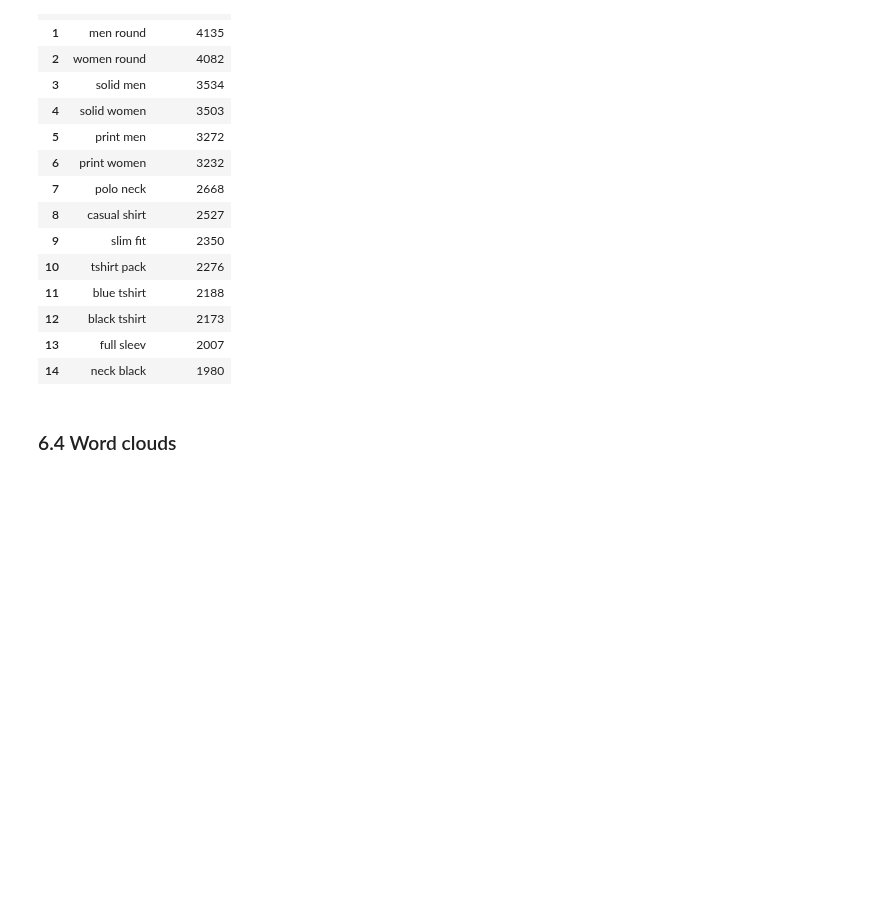
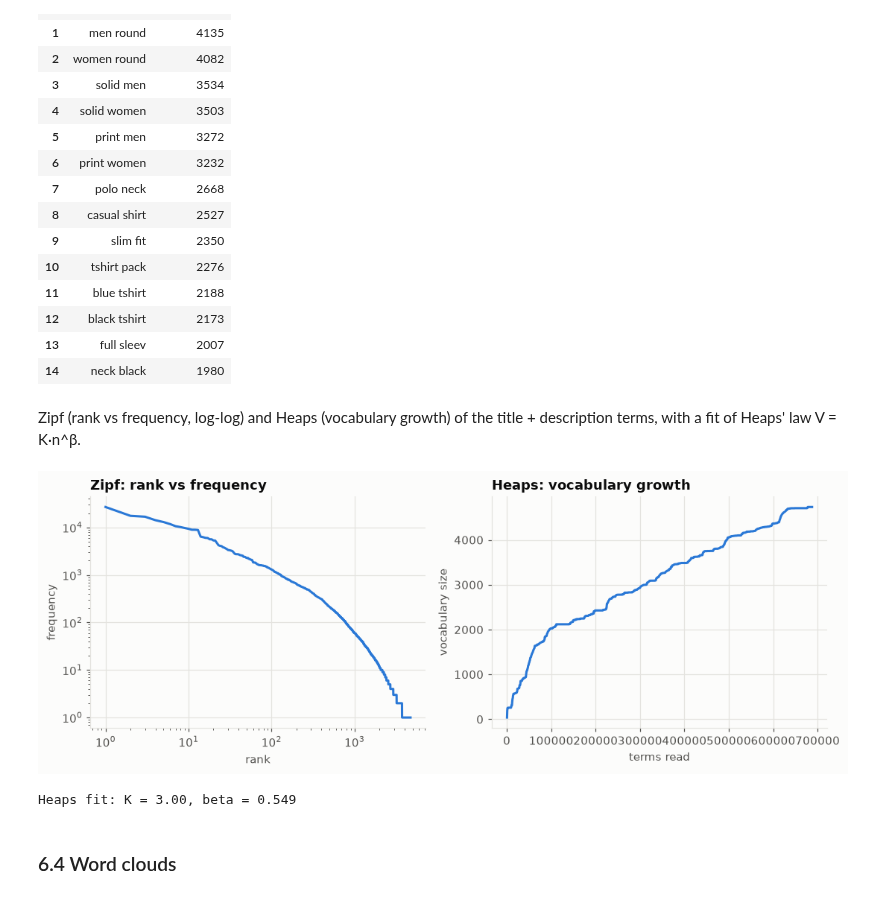
Before and after one commit to asteraceae/riaw-search-engine, a Jupyter notebook: project_progress/part_1/part_1.ipynb, the cells around one changed output. Saved outputs shown, nothing was run; the diff lists cells and outputs as text; code cells hidden in the pictures; blank space fills up the shorter version.

Commit message:
Part 1: add Zipf and Heaps analysis to the notebook

```diff
--- a/project_progress/part_1/part_1.ipynb
+++ b/project_progress/part_1/part_1.ipynb
@@ -761,6 +761,48 @@ pd.DataFrame(bigram_rows, columns=["title bigram", "occurrences"])
 | 12 | black tshirt | 2173 |
 | 13 | full sleev | 2007 |
 | 14 | neck black | 1980 |
+# %% [markdown]
+Zipf (rank vs frequency, log-log) and Heaps (vocabulary growth) of the title + description terms, with a fit of Heaps' law V = K·n^β.
+# %%
+# all title + description terms, in corpus order
+title_desc_terms = []
+for title_terms, description_terms in zip(docs["title_terms"], docs["description_terms"]):
+    title_desc_terms.extend(title_terms)
+    title_desc_terms.extend(description_terms)
+
+# Zipf: frequency of each term, from the most frequent to the least frequent
+frequencies = sorted(Counter(title_desc_terms).values(), reverse=True)
+ranks = range(1, len(frequencies) + 1)
+
+# Heaps: vocabulary size after reading n terms (one point every 500 terms)
+seen = set()
+terms_read = []
+vocabulary_size = []
+for i, term in enumerate(title_desc_terms):
+    seen.add(term)
+    if (i + 1) % 500 == 0:
+        terms_read.append(i + 1)
+        vocabulary_size.append(len(seen))
+
+fig, (ax1, ax2) = plt.subplots(1, 2, figsize=(10, 3.8))
+ax1.loglog(ranks, frequencies, color=BLUE, linewidth=2)
+ax1.set_title("Zipf: rank vs frequency")
+ax1.set_xlabel("rank")
+ax1.set_ylabel("frequency")
+ax2.plot(terms_read, vocabulary_size, color=BLUE, linewidth=2)
+ax2.set_title("Heaps: vocabulary growth")
+ax2.set_xlabel("terms read")
+ax2.set_ylabel("vocabulary size")
+savefig(fig, "zipf_heaps")
+plt.show()
+
+# Heaps' law V = K * n^beta is a straight line in log-log scale, so we fit a line to the logs
+beta, log_k = np.polyfit(np.log(terms_read), np.log(vocabulary_size), 1)
+K = np.exp(log_k)
+print(f"Heaps fit: K = {K:.2f}, beta = {beta:.3f}")
+# %% [output]
+[figure, added]
+Heaps fit: K = 3.00, beta = 0.549
 # %% [markdown]
 ### 6.4 Word clouds
 # %% [markdown]
```
Also changed, not shown: parts of 1 cell of this notebook, 2 other files.
